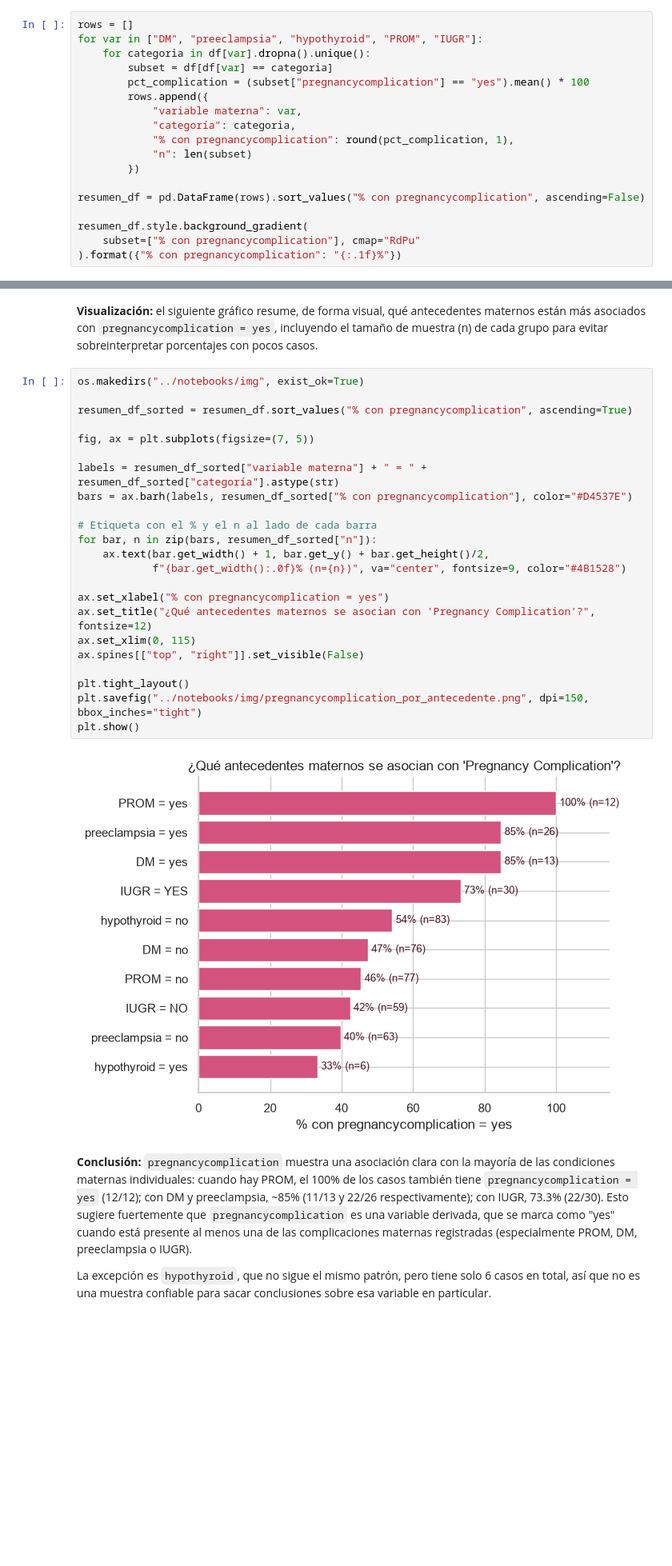
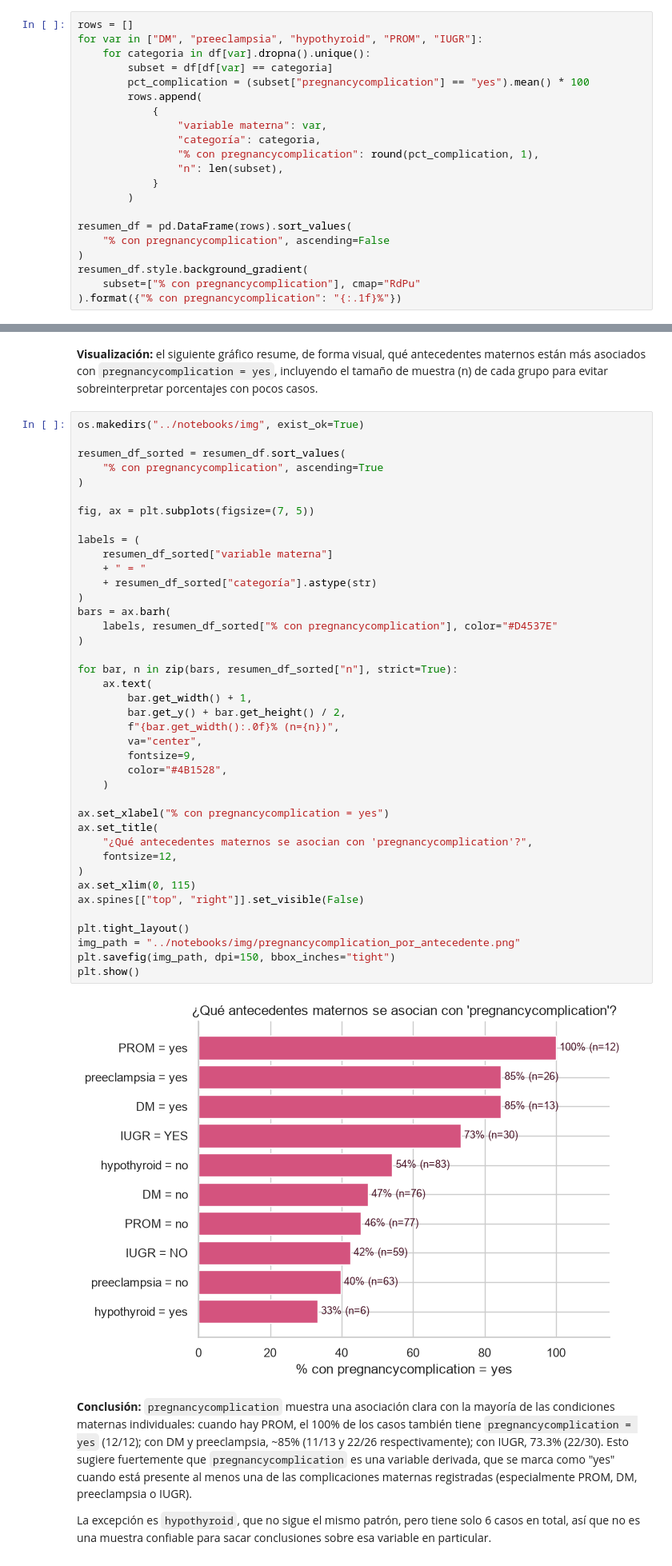
Before and after one commit to MAIA-FinalProject/Microproyecto, a Jupyter notebook: notebooks/EDA_ENFOCADO.ipynb, the cells around one changed output, grey strips where cells are left out. Shown at 80% size. Drawn from its saved outputs; the diff is of its cells as text; blank space fills up the shorter version.

```diff
--- a/notebooks/EDA_ENFOCADO.ipynb
+++ b/notebooks/EDA_ENFOCADO.ipynb
@@ -204,15 +220,18 @@ for var in ["DM", "preeclampsia", "hypothyroid", "PROM", "IUGR"]:
     for categoria in df[var].dropna().unique():
         subset = df[df[var] == categoria]
         pct_complication = (subset["pregnancycomplication"] == "yes").mean() * 100
-        rows.append({
-            "variable materna": var,
-            "categoría": categoria,
-            "% con pregnancycomplication": round(pct_complication, 1),
-            "n": len(subset)
-        })
+        rows.append(
+            {
+                "variable materna": var,
+                "categoría": categoria,
+                "% con pregnancycomplication": round(pct_complication, 1),
+                "n": len(subset),
+            }
+        )
 
-resumen_df = pd.DataFrame(rows).sort_values("% con pregnancycomplication", ascending=False)
-
+resumen_df = pd.DataFrame(rows).sort_values(
+    "% con pregnancycomplication", ascending=False
+)
 resumen_df.style.background_gradient(
     subset=["% con pregnancycomplication"], cmap="RdPu"
 ).format({"% con pregnancycomplication": "{:.1f}%"})
@@ -233,28 +252,45 @@ resumen_df.style.background_gradient(
 # %%
 os.makedirs("../notebooks/img", exist_ok=True)
 
-resumen_df_sorted = resumen_df.sort_values("% con pregnancycomplication", ascending=True)
+resumen_df_sorted = resumen_df.sort_values(
+    "% con pregnancycomplication", ascending=True
+)
 
 fig, ax = plt.subplots(figsize=(7, 5))
 
-labels = resumen_df_sorted["variable materna"] + " = " + resumen_df_sorted["categoría"].astype(str)
-bars = ax.barh(labels, resumen_df_sorted["% con pregnancycomplication"], color="#D4537E")
+labels = (
+    resumen_df_sorted["variable materna"]
+    + " = "
+    + resumen_df_sorted["categoría"].astype(str)
+)
+bars = ax.barh(
+    labels, resumen_df_sorted["% con pregnancycomplication"], color="#D4537E"
+)
 
-# Etiqueta con el % y el n al lado de cada barra
-for bar, n in zip(bars, resumen_df_sorted["n"]):
-    ax.text(bar.get_width() + 1, bar.get_y() + bar.get_height()/2,
-            f"{bar.get_width():.0f}% (n={n})", va="center", fontsize=9, color="#4B1528")
+for bar, n in zip(bars, resumen_df_sorted["n"], strict=True):
+    ax.text(
+        bar.get_width() + 1,
+        bar.get_y() + bar.get_height() / 2,
+        f"{bar.get_width():.0f}% (n={n})",
+        va="center",
+        fontsize=9,
+        color="#4B1528",
+    )
 
 ax.set_xlabel("% con pregnancycomplication = yes")
-ax.set_title("¿Qué antecedentes maternos se asocian con 'Pregnancy Complication'?", fontsize=12)
+ax.set_title(
+    "¿Qué antecedentes maternos se asocian con 'pregnancycomplication'?",
+    fontsize=12,
+)
 ax.set_xlim(0, 115)
 ax.spines[["top", "right"]].set_visible(False)
 
 plt.tight_layout()
-plt.savefig("../notebooks/img/pregnancycomplication_por_antecedente.png", dpi=150, bbox_inches="tight")
+img_path = "../notebooks/img/pregnancycomplication_por_antecedente.png"
+plt.savefig(img_path, dpi=150, bbox_inches="tight")
 plt.show()
 # %% [output]
-[figure, old version]
+[figure, new version]
 # %% [markdown]
 **Conclusión:** `pregnancycomplication` muestra una asociación clara con la mayoría de las condiciones maternas individuales: cuando hay PROM, el 100% de los casos también tiene `pregnancycomplication = yes` (12/12); con DM y preeclampsia, ~85% (11/13 y 22/26 respectivamente); con IUGR, 73.3% (22/30). Esto sugiere fuertemente que `pregnancycomplication` es una variable derivada, que se marca como "yes" cuando está presente al menos una de las complicaciones maternas registradas (especialmente PROM, DM, preeclampsia o IUGR).
 
```
Also changed, not shown: parts of 3 cells of this notebook.
